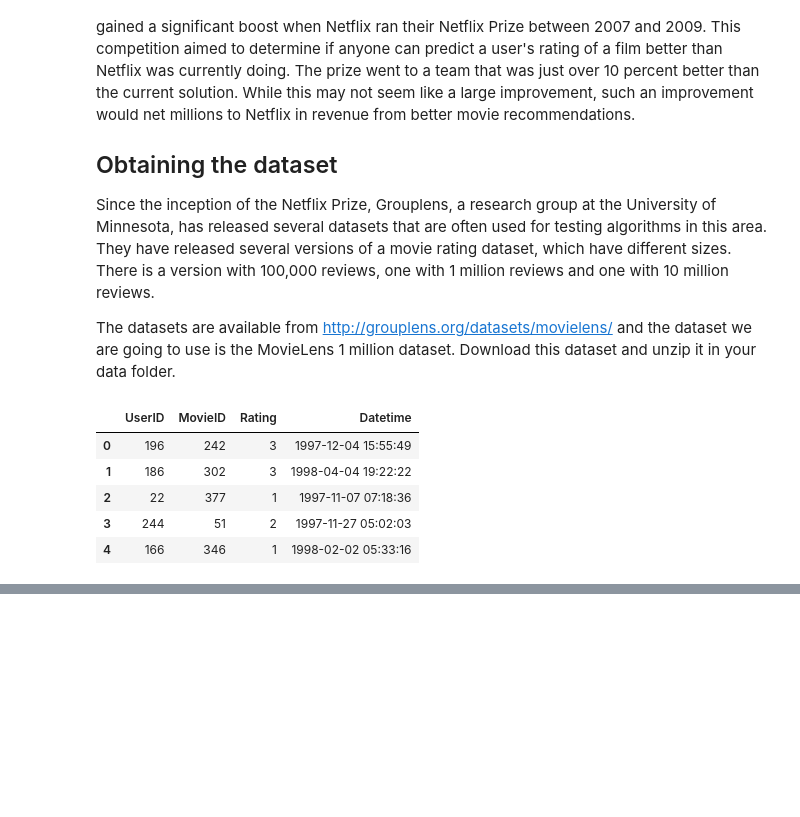
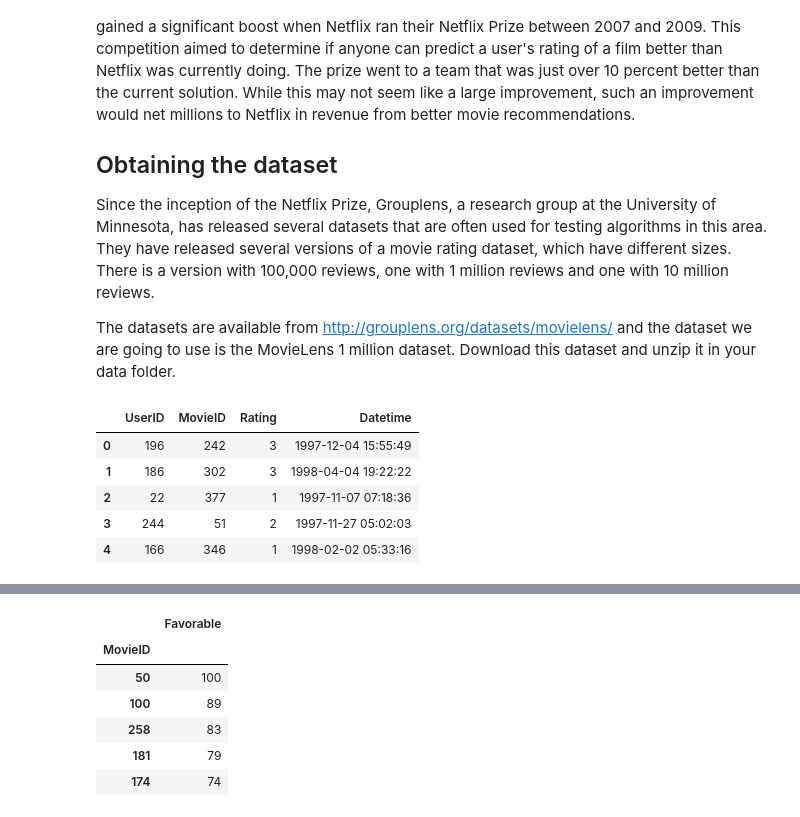
Before and after one commit to beauvilerobed/data-mining-with-python, a Jupyter notebook: 4_RecommendingMovies.ipynb, the cells around one changed output, grey strips where cells are left out. Saved outputs shown, nothing was run; the diff lists cells and outputs as text; code cells hidden in the pictures; blank space fills up the shorter version.

```diff
--- a/4_RecommendingMovies.ipynb
+++ b/4_RecommendingMovies.ipynb
@@ -95,4 +141,12 @@ len(favorable_reviews_by_users)
 # %%
-# Find out how many movies have favourable ratings
+# FLet's see the top five movies list
 num_favorable_by_movie = ratings[["MovieID", "Favorable"]].groupby("MovieID").sum()
-num_favorable_by_movie.sort("Favorable", ascending=False)[:5]
+num_favorable_by_movie.sort_values("Favorable", ascending=False)[:5]
+# %% [output]
+|  | Favorable |
+| MovieID |  |
+| 50 | 100 |
+| 100 | 89 |
+| 258 | 83 |
+| 181 | 79 |
+| 174 | 74 |
```
Also changed, not shown: parts of 14 cells of this notebook.
